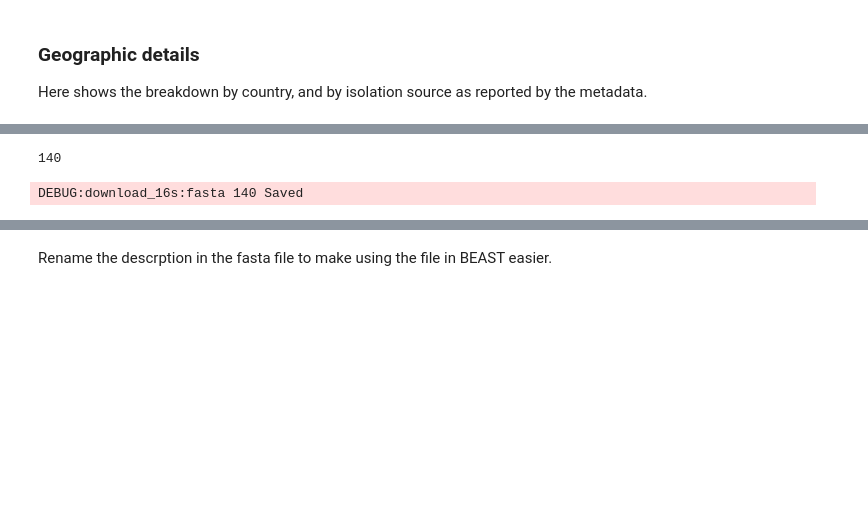
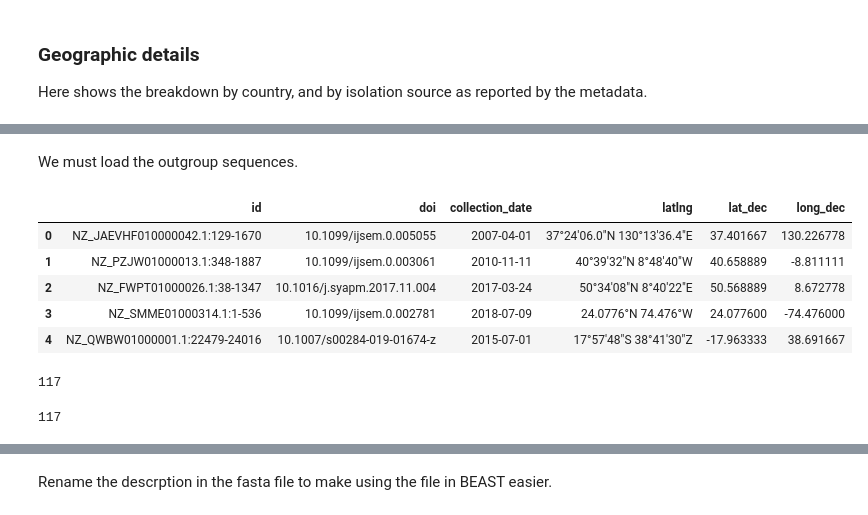
Before and after one commit to Mapleia/BIOL417_Coral, a Jupyter notebook: src/4_full_analysis/download.ipynb, the cells around one changed output, grey strips where cells are left out. Saved outputs shown, nothing was run; the diff lists cells and outputs as text; code cells hidden in the pictures; blank space fills up the shorter version.

Commit message:
sequences with outside groups

```diff
--- a/src/4_full_analysis/download.ipynb
+++ b/src/4_full_analysis/download.ipynb
@@ -707,4 +685,35 @@ Saudi Arabia  KC668  Acropora humilis           Red Sea, Brown reef
 Name: id, dtype: int64
+# %% [markdown]
+We must load the outgroup sequences.
+# %%
+# load from other_taxa_16S\\16S_other_taxa_all.fasta
+# list files that end with .fna in  other_taxa_16S
+list_fna = [f for f in os.listdir(os.path.join(dir_path, "other_taxa_16S")) if f.endswith('.fna')]
+# load the fasta files
+other_taxa : list[SeqRecord] = []
+for fna in list_fna:
+  other_taxa.extend(list(SeqIO.parse(os.path.join(dir_path, "other_taxa_16S", fna), "fasta")))
+
+# load the metadata from other_taxa_16S\\other_taxa.csv
+other_taxa_df = read_csv(os.path.join(dir_path, "other_taxa_16S\\other_taxa.csv"))
+# split latlng into lat and long
+other_taxa_df[['lat','long']] = other_taxa_df['latlng'].str.split(' ',expand=True)
+# read collection_date as date
+other_taxa_df['collection_date'] = to_datetime(other_taxa_df['collection_date'])
+# parse lat and long into decimal
+other_taxa_df['lat_dec'] = other_taxa_df.apply(lambda row: parse(row['lat']), axis=1)
+other_taxa_df['long_dec'] = other_taxa_df.apply(lambda row: parse(row['long']), axis=1)
+
+other_taxa_df = other_taxa_df.drop(columns=['lat', 'long'])
+# %%
+other_taxa_df.head()
+# %% [output]
+|  | id | doi | collection_date | latlng | lat_dec | long_dec |
+| 0 | NZ_JAEVHF010000042.1:129-1670 | 10.1099/ijsem.0.005055 | 2007-04-01 | 37°24'06.0"N 130°13'36.4"E | 37.401667 | 130.226778 |
+| 1 | NZ_PZJW01000013.1:348-1887 | 10.1099/ijsem.0.003061 | 2010-11-11 | 40°39'32"N 8°48'40"W | 40.658889 | -8.811111 |
+| 2 | NZ_FWPT01000026.1:38-1347 | 10.1016/j.syapm.2017.11.004 | 2017-03-24 | 50°34'08"N 8°40'22"E | 50.568889 | 8.672778 |
+| 3 | NZ_SMME01000314.1:1-536 | 10.1099/ijsem.0.002781 | 2018-07-09 | 24.0776°N 74.476°W | 24.077600 | -74.476000 |
+| 4 | NZ_QWBW01000001.1:22479-24016 | 10.1007/s00284-019-01674-z | 2015-07-01 | 17°57'48"S 38°41'30"Z | -17.963333 | 38.691667 |
 # %%
 def save_tip_dates(df0: DataFrame, file_name: str):
   df = df0.drop(['latlng'], axis=1)
@@ -730,14 +730,20 @@ def save_trait_values(df0: DataFrame, file_name: str):
-# %%
-to_align_df = feat_df_all.groupby(grouping, dropna=False).head(10)
-save_trait_values(to_align_df, "140_trait_values.txt")
-# %% [output]
-140
 # %%
+to_align_df = feat_df_all.groupby(grouping, dropna=False).head(5)
+
 to_align = [rec for rec in unique_recs if rec.id in to_align_df['id'].to_list()]
+# concatenate other_taxa and to_align
+all_with_other = to_align + other_taxa
 
-save_file("to_align.fasta", to_align, "fasta")
+all_with_other_df = concat([to_align_df, other_taxa_df])
+print(len(all_with_other_df))
 # %% [output]
-DEBUG:download_16s:fasta 140 Saved
+117
+# %%
+save_trait_values(all_with_other_df, f"{len(all_with_other_df)}_trait_values.txt")
+save_tip_dates(all_with_other_df, f"{len(all_with_other_df)}_tip_dates.txt")
+# save_file(f"{len(all_with_other)}_to_align.fasta", all_with_other, "fasta")
+# %% [output]
+117
 # %% [markdown]
 ## Align the 16S sequences
 
```
Also changed, not shown: parts of 21 cells of this notebook, 12 other files.
